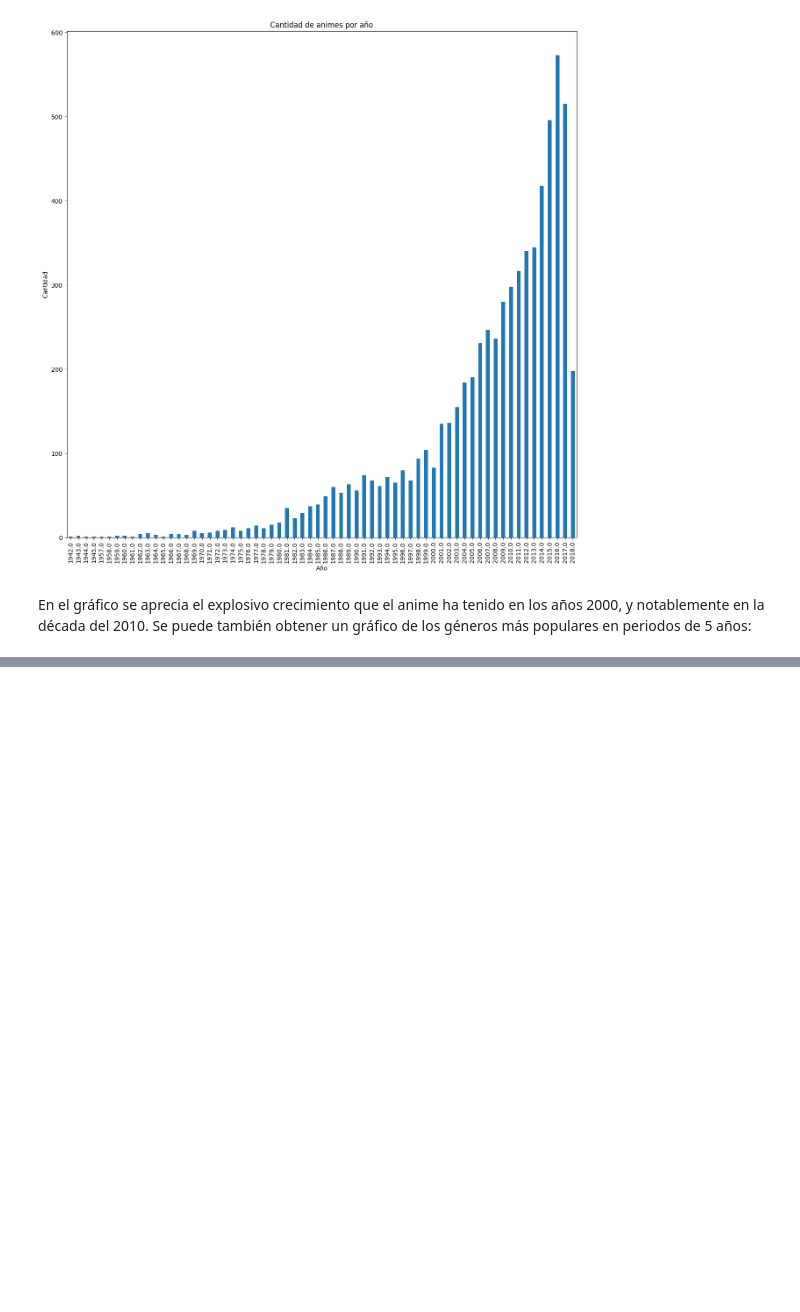
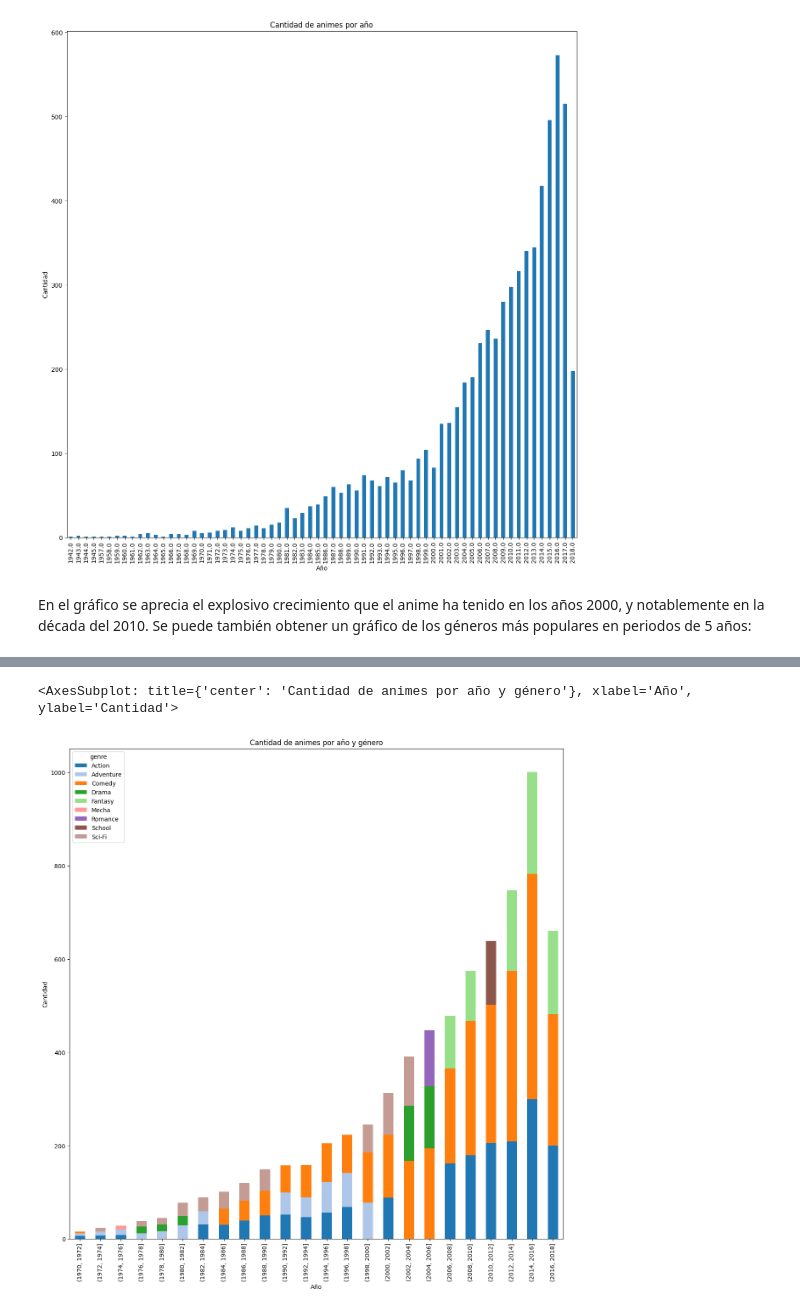
Before and after one commit to bigkwii/CC5205-2022-2-grupo-15, a Jupyter notebook: hito1.ipynb, the cells around one changed output, grey strips where cells are left out. Cells and saved outputs as stored; diff of their text form; code cells hidden in the pictures; blank space fills up the shorter version.

```diff
--- a/hito1.ipynb
+++ b/hito1.ipynb
@@ -278,7 +278,3 @@ anime_cleaned.groupby("aired_from_year").size().plot.bar(xlabel="Año", ylabel="
 # %% [markdown]
 En el gráfico se aprecia el explosivo crecimiento que el anime ha tenido en los años 2000, y notablemente en la década del 2010.
 Se puede también obtener un gráfico de los géneros más populares en periodos de 5 años:
-# %%
-# Ordenar por aired_from_year
-anime_cleaned.sort_values("aired_from_year", inplace=True)
-anime_cleaned.head(10)
@@ -297,0 +281,22 @@ anime_cleaned.head(10)
+# %%
+# Se separan los generos primero en filas distintas y luego se pasan a columnas para poder graficarlas.
+anime_genres = anime_cleaned["genre"].str.split(", ", expand=True).stack().reset_index(level=1, drop=True).rename("genre")
+anime_genres = anime_cleaned.drop("genre", axis=1).join(anime_genres)
+anime_genres = anime_genres.groupby(["aired_from_year", "genre"]).size().unstack()
+# Se agrupan por cada 5 años, partiendo en 1960. Se ignoran los que vienen antes pues son muy pocos datos y no se aprecian en el gráfico
+# (como se puede ver en el gráfico de cantidad de animes por año).
+anime_genres = anime_genres.groupby(pd.cut(anime_genres.index, np.arange(1970, 2020, 2))).sum()
+
+# Obtenemos los 3 más populares por año, el resto se quedará como NaN
+anime_genres = anime_genres.apply(lambda x: x.nlargest(3), axis=1)
+
+#
+
+
+# Plot
+colormap = plt.cm.tab20
+colors = [colormap(i) for i in np.linspace(0.0, 1.0, 15)]
+anime_genres.plot.bar(stacked=True, xlabel="Año", ylabel="Cantidad", title="Cantidad de animes por año y género", figsize=(15, 15), color=colors)
+# %% [output]
+<AxesSubplot: title={'center': 'Cantidad de animes por año y género'}, xlabel='Año', ylabel='Cantidad'>
+[figure, added]
```
Also changed, not shown: parts of 2 cells of this notebook.
